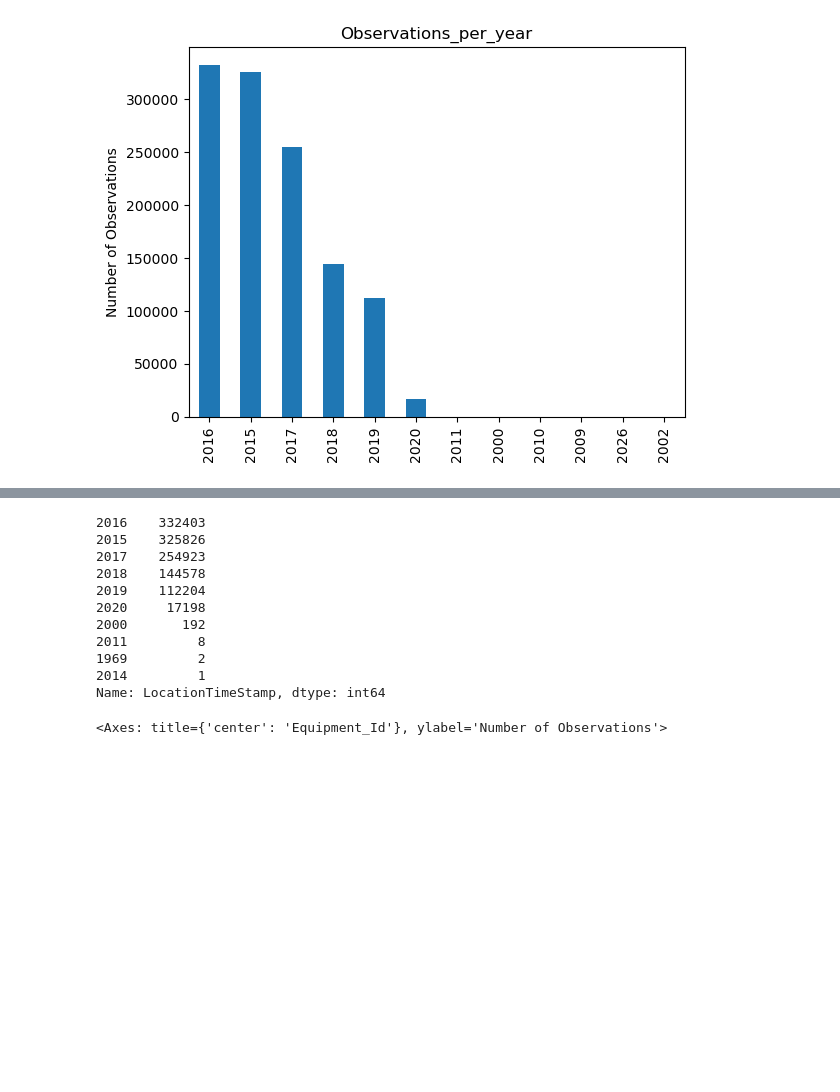
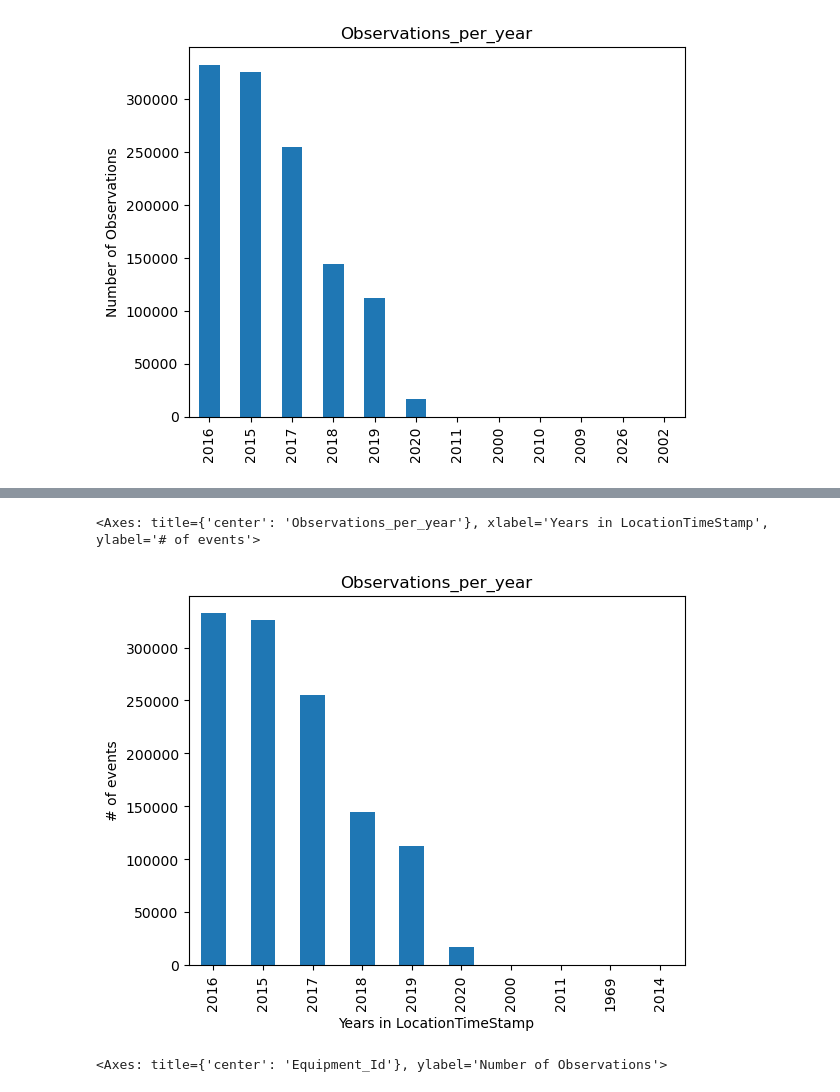
Before and after one commit to nss-data-science-cohort-6/big_g_express-elden_ring, a Jupyter notebook: notebooks/bigG_EDA_smita2.ipynb, the cells around one changed output, grey strips where cells are left out. Drawn from its saved outputs; the diff is of its cells as text; code cells hidden in the pictures; blank space fills up the shorter version.

Commit message:
recreated the faults_clean

```diff
--- a/notebooks/bigG_EDA_smita2.ipynb
+++ b/notebooks/bigG_EDA_smita2.ipynb
@@ -153,19 +163,15 @@ faults['EventTimeStamp'].value_counts()
 # %%
 faults['EventTimeStamp'].dt.year.unique()
 faults['EventTimeStamp'].dt.year.value_counts()
-faults['LocationTimeStamp'].dt.year.value_counts()
+(faults['LocationTimeStamp'].dt.year.value_counts()
+ .sort_values(ascending = False)
+ .plot(kind="bar",
+       title = 'Observations_per_year',
+       xlabel='Years in LocationTimeStamp',
+       ylabel='# of events'))
 # %% [output]
-2016    332403
-2015    325826
-2017    254923
-2018    144578
-2019    112204
-2020     17198
-2000       192
-2011         8
-1969         2
-2014         1
-Name: LocationTimeStamp, dtype: int64
+<Axes: title={'center': 'Observations_per_year'}, xlabel='Years in LocationTimeStamp', ylabel='# of events'>
+[figure, added]
 # %%
 faults['EquipmentID'].nunique() #1122
 (faults['EquipmentID'].value_counts().sort_values()
```
Also changed, not shown: parts of 29 cells of this notebook.
